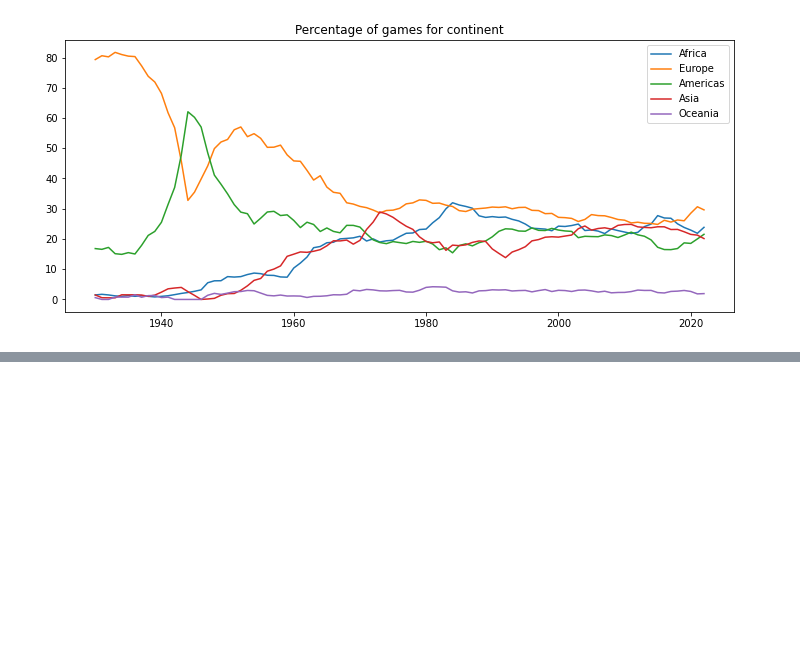
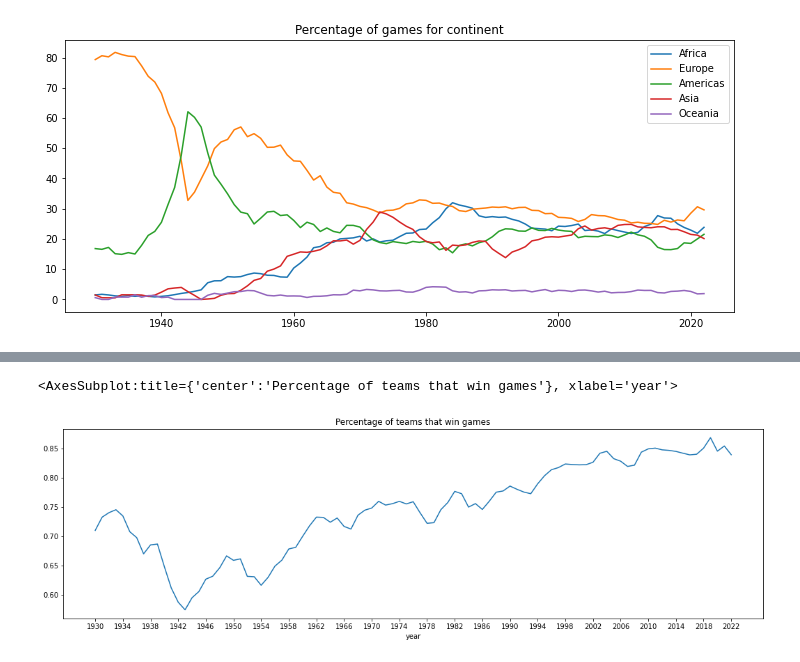
Before and after one commit to samuelca/international-football-results, a Jupyter notebook: exploratory-analysis.ipynb, the cells around one changed output, grey strips where cells are left out. Cells and saved outputs as stored; diff of their text form; code cells hidden in the pictures; blank space fills up the shorter version.

```diff
--- a/exploratory-analysis.ipynb
+++ b/exploratory-analysis.ipynb
@@ -266,3 +290,36 @@ xticks_values = np.arange(1930, 2026, 4).tolist()
+# %%
+# Did more different teams win games today than in the past?
+df_filtered = df_results[df_results['year'] > 1926]
+
+# Quantos times venceram / total de times que jogou
+
+df_list_count = []
+for y in df_filtered['year'].unique():
+    df_year = df_filtered.groupby(by = 'year').get_group(y)
+    matches_list = df_year['teams_envolved'].to_list()
+    countries = [m[0] for m in matches_list] # Gets the home team
+    countries.extend([m[1] for m in matches_list]) # Gets the away team
+    total_countries = len(set(countries))
+    winning_teams_list = []
+    for i,row in df_year.iterrows():
+        if (row['outcome'] == 'H'):
+            winning_teams_list.append(row['home_team'])
+        elif(row['outcome'] == 'D'):
+            winning_teams_list.append(row['away_team'])
+    total_winners = len(set(winning_teams_list))
+    df_list_count.append([y,total_countries,total_winners])
+
+df_winners = pd.DataFrame(df_list_count, columns = ['year', 'total_countries', 'total_winners'])
+
+df_winners['ratio'] = df_winners['total_winners'] / df_winners['total_countries']
+
+xticks_values = np.arange(1930, 2026, 4).tolist()
+df_winners.set_index('year').rolling(4).mean().dropna()['ratio'].plot(figsize=(18,5),
+                                                                        title = "Percentage of teams that win games",
+                                                                        xticks = xticks_values)
+# %% [output]
+<AxesSubplot:title={'center':'Percentage of teams that win games'}, xlabel='year'>
+[figure, added]
 # %%
 # Get a dictionary that has the Country names as Keys and the Continent as Values
 
```
Also changed, not shown: parts of 3 cells of this notebook.
